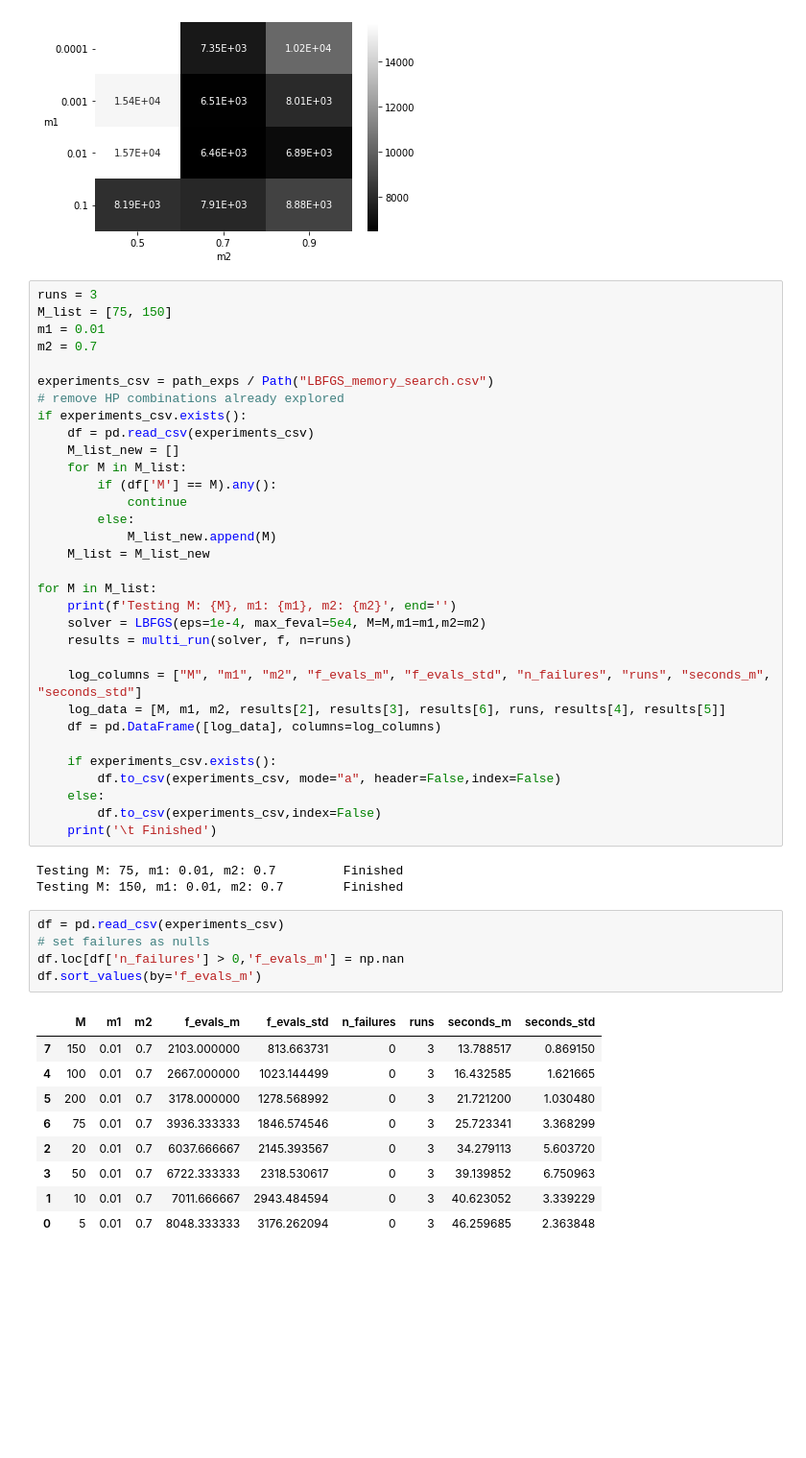
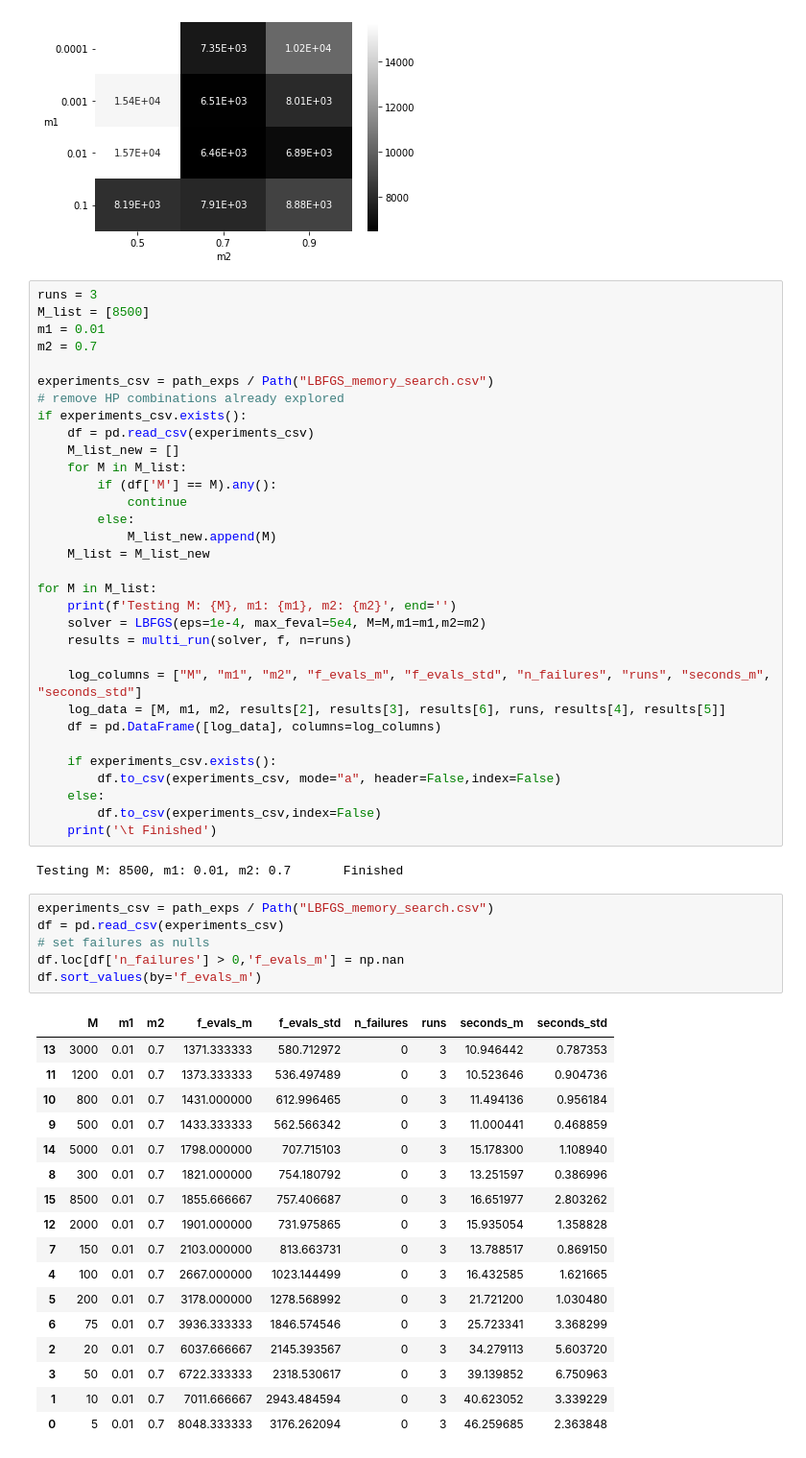
Before and after one commit to michelebersani/ComputationalMathematics, a Jupyter notebook: experiment.ipynb, the cells around one changed output. Shown at 96% size. Saved outputs shown, nothing was run; the diff lists cells and outputs as text; blank space fills up the shorter version.

```diff
--- a/experiment.ipynb
+++ b/experiment.ipynb
@@ -104,7 +104,7 @@ Text(33.0, 0.5, 'm1')
 [figure]
 # %%
 runs = 3
-M_list = [75, 150]
+M_list = [8500]
 m1 = 0.01
 m2 = 0.7
 
@@ -135,15 +135,23 @@ for M in M_list:
         df.to_csv(experiments_csv,index=False)
     print('\t Finished')
 # %% [output]
-Testing M: 75, m1: 0.01, m2: 0.7         Finished
-Testing M: 150, m1: 0.01, m2: 0.7        Finished
+Testing M: 8500, m1: 0.01, m2: 0.7       Finished
 # %%
+experiments_csv = path_exps / Path("LBFGS_memory_search.csv")
 df = pd.read_csv(experiments_csv)
 # set failures as nulls
 df.loc[df['n_failures'] > 0,'f_evals_m'] = np.nan
 df.sort_values(by='f_evals_m')
 # %% [output]
 |  | M | m1 | m2 | f_evals_m | f_evals_std | n_failures | runs | seconds_m | seconds_std |
+| 13 | 3000 | 0.01 | 0.7 | 1371.333333 | 580.712972 | 0 | 3 | 10.946442 | 0.787353 |
+| 11 | 1200 | 0.01 | 0.7 | 1373.333333 | 536.497489 | 0 | 3 | 10.523646 | 0.904736 |
+| 10 | 800 | 0.01 | 0.7 | 1431.000000 | 612.996465 | 0 | 3 | 11.494136 | 0.956184 |
+| 9 | 500 | 0.01 | 0.7 | 1433.333333 | 562.566342 | 0 | 3 | 11.000441 | 0.468859 |
+| 14 | 5000 | 0.01 | 0.7 | 1798.000000 | 707.715103 | 0 | 3 | 15.178300 | 1.108940 |
+| 8 | 300 | 0.01 | 0.7 | 1821.000000 | 754.180792 | 0 | 3 | 13.251597 | 0.386996 |
+| 15 | 8500 | 0.01 | 0.7 | 1855.666667 | 757.406687 | 0 | 3 | 16.651977 | 2.803262 |
+| 12 | 2000 | 0.01 | 0.7 | 1901.000000 | 731.975865 | 0 | 3 | 15.935054 | 1.358828 |
 | 7 | 150 | 0.01 | 0.7 | 2103.000000 | 813.663731 | 0 | 3 | 13.788517 | 0.869150 |
 | 4 | 100 | 0.01 | 0.7 | 2667.000000 | 1023.144499 | 0 | 3 | 16.432585 | 1.621665 |
 | 5 | 200 | 0.01 | 0.7 | 3178.000000 | 1278.568992 | 0 | 3 | 21.721200 | 1.030480 |
```
Also changed, not shown: parts of 2 cells of this notebook, 1 other file.
